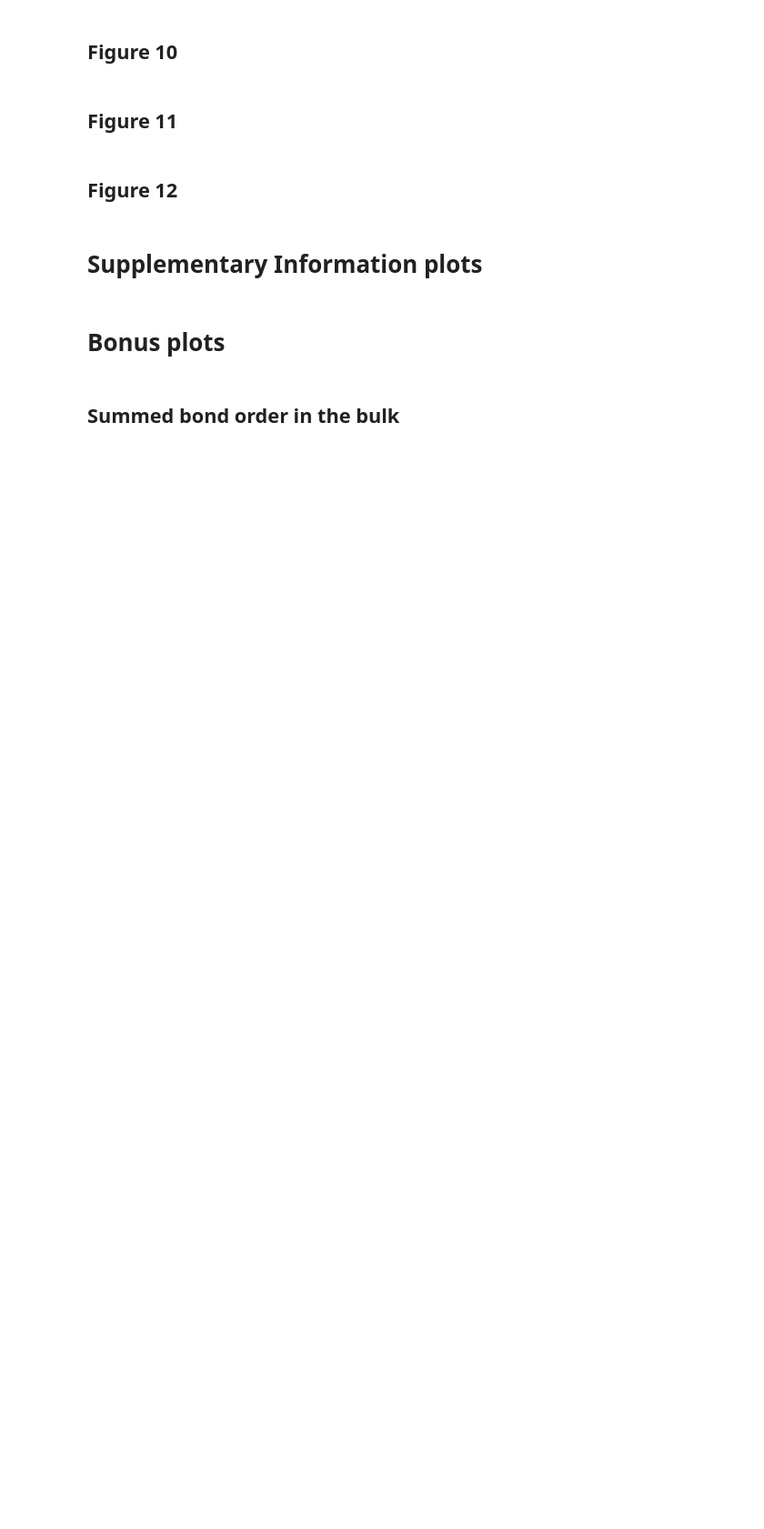
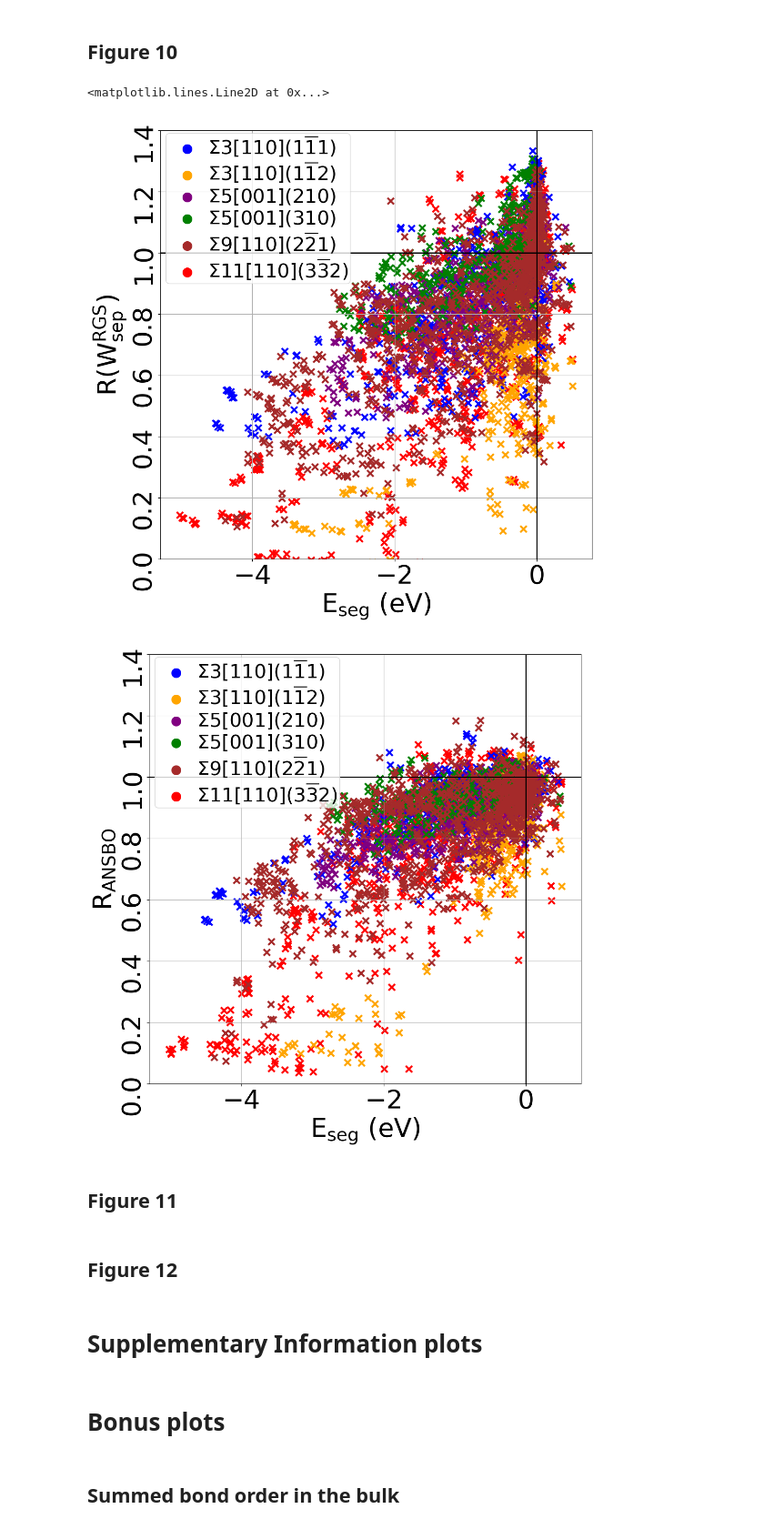
Before and after one commit to ligerzero-ai/FeGB_PtableSeg_FromFirstPrinciples_Data, a Jupyter notebook: QuickStart.ipynb, the cells around one changed output. Shown at 91% size. Cells and saved outputs as stored; diff of their text form; code cells hidden in the pictures; blank space fills up the shorter version.

```diff
--- a/QuickStart.ipynb
+++ b/QuickStart.ipynb
@@ -418,5 +585,33 @@ for conc in alloy_conc:
 # %% [markdown]
 ## Figure 10
+# %%
+from FeGB_PtableSeg.plotters import plot_property
+
+fig, ax1 = plot_property(df[df["E_seg"] < 0.5],
+              x_prop="E_seg",
+              y_prop="R_Wsep_RGS",
+              figsize=(12, 12),
+            x_label = r"E$_{\rm{seg}}$ (eV)",
+            y_label = r"R(W$_{\rm{sep}}^{\rm{RGS}}$)",
+              legend_posn=(-0.01, 0.62),
+              ylims = (0.00, 1.4))
+ax1.axhline(1.00, linewidth=2, linestyle="-", c="k")
+ax1.axvline(0, linewidth=2, linestyle="-", c="k")
+
+fig, ax1 = plot_property(df[df["E_seg"] < 0.5],
+              x_prop="E_seg",
+              y_prop="R_DDEC6_ANSBO",
+              figsize=(12, 12),
+            x_label = r"E$_{\rm{seg}}$ (eV)",
+                y_label = r"R$_{\rm{ANSBO}}$",
+              legend_posn=(-0.01, 0.62),
+              ylims = (0.00, 1.4))
+ax1.axhline(1.00, linewidth=2, linestyle="-", c="k")
+ax1.axvline(0, linewidth=2, linestyle="-", c="k")
+# %% [output]
+<matplotlib.lines.Line2D at 0x...>
+[figure, added]
+[figure, added]
 # %% [markdown]
 ## Figure 11
 # %% [markdown]
```
Also changed, not shown: parts of 10 cells of this notebook, 1 other file.
